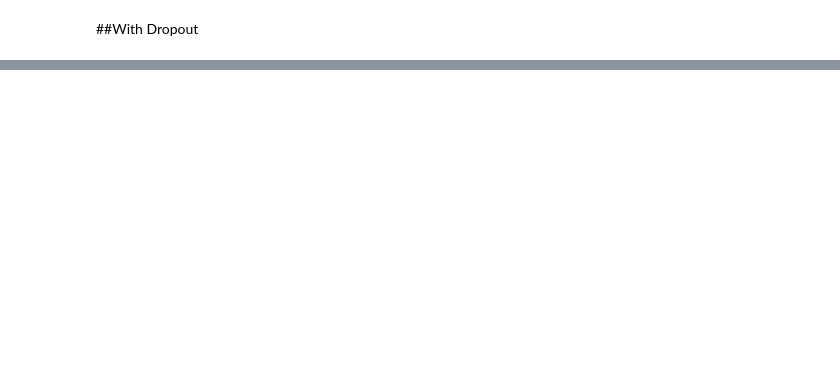
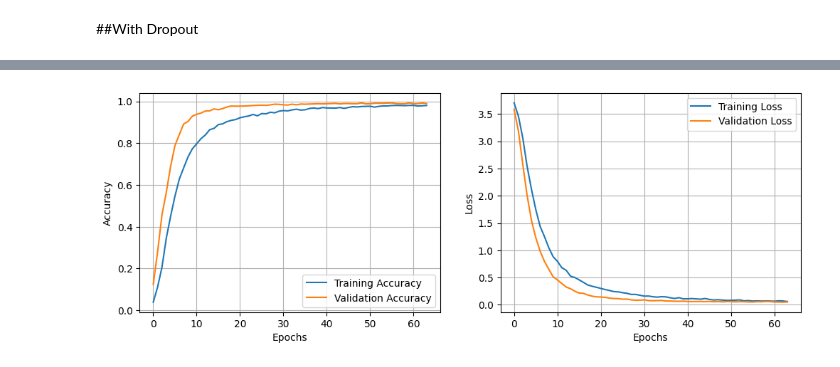
Before and after one commit to stellagerantoni/MLChallenge, a Jupyter notebook: traffic_lights.ipynb, the cells around one changed output, grey strips where cells are left out. Drawn from its saved outputs; the diff is of its cells as text; code cells hidden in the pictures; blank space fills up the shorter version.

```diff
--- a/traffic_lights.ipynb
+++ b/traffic_lights.ipynb
@@ -28,4 +25,6 @@ def reset_seeds(seed_value=39):
     python_random.seed(seed_value)
     # set_seed() will make random number generation
     tf.random.set_seed(seed_value)
+
+RANDOM_STATE = 39
 # %%
@@ -97,3 +98,9 @@ plt.show()
+# %%
+from sklearn.utils import shuffle
+train_images, train_labels = shuffle(train_images, train_labels, random_state=RANDOM_STATE)
+
+from sklearn.model_selection import train_test_split
+X_train, X_val, y_train, y_val = train_test_split(train_images, train_labels, test_size=0.2, random_state=42, stratify=train_labels)
 # %%
 from tensorflow.keras import Sequential
 from tensorflow.keras.layers import Conv2D, MaxPooling2D, Flatten, Dense
@@ -116,8 +123,8 @@ model = tf.keras.Sequential([
 # %%
 from keras.utils import to_categorical
 
-train_labels_categorical = to_categorical(train_labels, num_classes = 43)
-validation_labels_categorical = to_categorical(validation_labels, num_classes = 43)
+train_labels_categorical = to_categorical(y_train, num_classes = 43)
+validation_labels_categorical = to_categorical(y_val, num_classes = 43)
 test_labels_categorical = to_categorical(test_labels, num_classes = 43)
 # %%
 optimizer = keras.optimizers.Adam(learning_rate=0.0001)
@@ -234,18 +207,14 @@ early_stopping_accuracy = keras.callbacks.EarlyStopping(
 )
 reset_seeds()
 classifier_history3 = model3.fit(
-    train_images,
+    X_train,
     train_labels_categorical,
     epochs=150,
     batch_size=128,
     shuffle=True,
     verbose=True,
-    validation_data=(validation_images, validation_labels_categorical),
+    validation_data=(X_val, validation_labels_categorical),
     callbacks=[early_stopping_accuracy],
 )
-y_pred = model3.predict(test_images)
-y_pred_classes = np.argmax(y_pred, axis=1)
-acc = balanced_accuracy_score(y_true=test_labels, y_pred=y_pred_classes)
-print(f"Classifier trained, with validation accuracy {acc}.")
 # %% [output]
 Epoch 1/150
@@ -267,0 +246,24 @@ Classifier trained, with validation accuracy 0.7104651162790697.
+# %%
+test_loss, test_accuracy = model3.evaluate(X_val, validation_labels_categorical)
+print(f'Test accuracy: {test_accuracy}')
+
+# Plot training and validation curves
+plt.figure(figsize=(12, 4))
+plt.subplot(1, 2, 1)
+plt.plot(classifier_history3.history['accuracy'], label='Training Accuracy')
+plt.plot(classifier_history3.history['val_accuracy'], label='Validation Accuracy')
+plt.xlabel('Epochs')
+plt.ylabel('Accuracy')
+plt.legend()
+plt.grid(True)
+
+plt.subplot(1, 2, 2)
+plt.plot(classifier_history3.history['loss'], label='Training Loss')
+plt.plot(classifier_history3.history['val_loss'], label='Validation Loss')
+plt.xlabel('Epochs')
+plt.ylabel('Loss')
+plt.legend()
+plt.grid(True)
+
+plt.show()
+# %% [output]
@@ -267,0 +272 @@ Classifier trained, with validation accuracy 0.7104651162790697.
+[figure, added]
```
Also changed, not shown: parts of 14 cells of this notebook.
